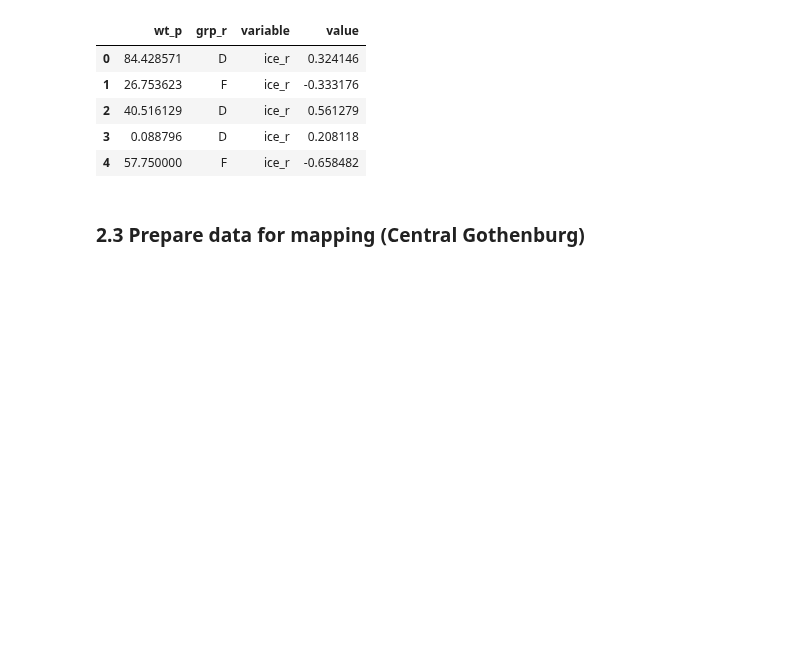
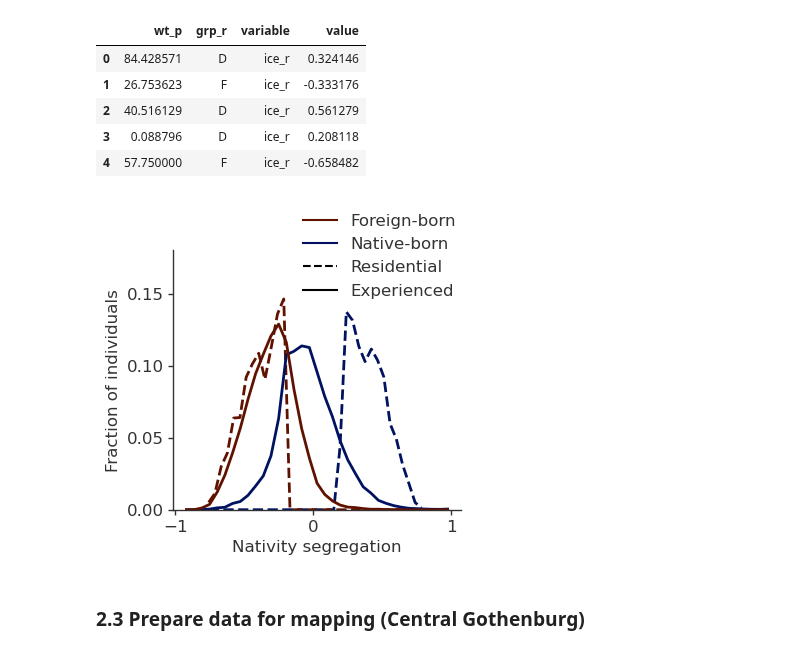
Before and after one commit to MobiSegInsights/mobi-social-segregation-se, a Jupyter notebook: src/MobiSegInsightsSE.models.1.0/45-model-seg-e-vs-r-sims.ipynb, the cells around one changed output. Cells and saved outputs as stored; diff of their text form; code cells hidden in the pictures; blank space fills up the shorter version.

Commit message:
figure panels

```diff
--- a/src/MobiSegInsightsSE.models.1.0/45-model-seg-e-vs-r-sims.ipynb
+++ b/src/MobiSegInsightsSE.models.1.0/45-model-seg-e-vs-r-sims.ipynb
@@ -148,7 +186,7 @@ f.savefig("figures/panels/seg_disp_res.png", dpi=300)
 # %% [markdown]
 ### 2.2 F and D
 # %%
-vv = ['ice_r', 'ice_e', 'grp_r']
+vv = ['ice_r', 'ice_enh', 'grp_r']
 # labels = ["$ICE_e(F)$", "$ICE_r(F)$", "$ICE_e(D)$", "$ICE_r(D)$"]
 df2plot = pd.melt(df.loc[df['grp_r']!='N', :], id_vars=['wt_p', 'grp_r'], value_vars=vv)
 df2plot.head()
@@ -202,3 +269,7 @@ f.savefig("figures/panels/seg_disp_FD.png", dpi=300)
+# %%
+frac_plot(data=df2plot, var1='ice_r', var2='ice_enh', filename="figures/panels/seg_disp_FD.png")
+# %% [output]
+[figure, added]
 # %% [markdown]
 ### 2.3 Prepare data for mapping (Central Gothenburg)
 # %%
```
Also changed, not shown: parts of 32 cells of this notebook, 47 other files.
